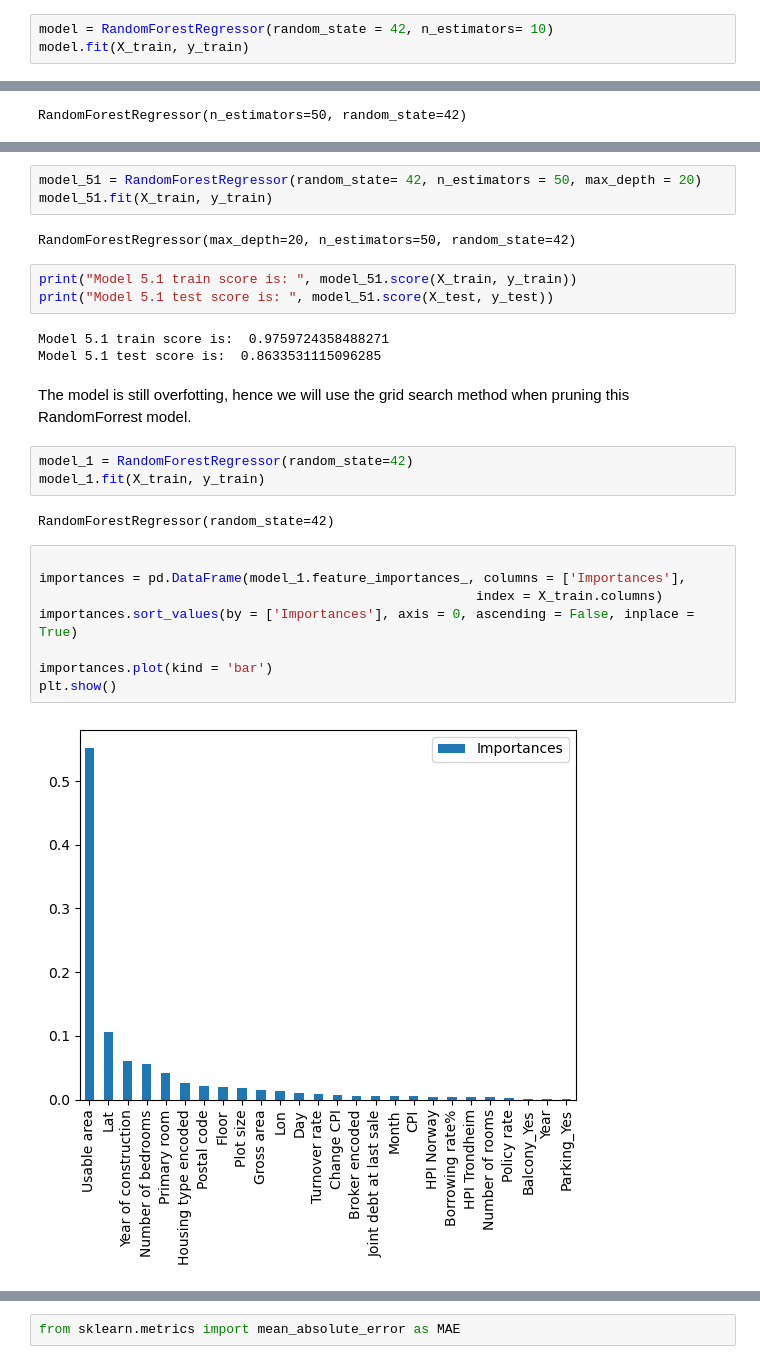
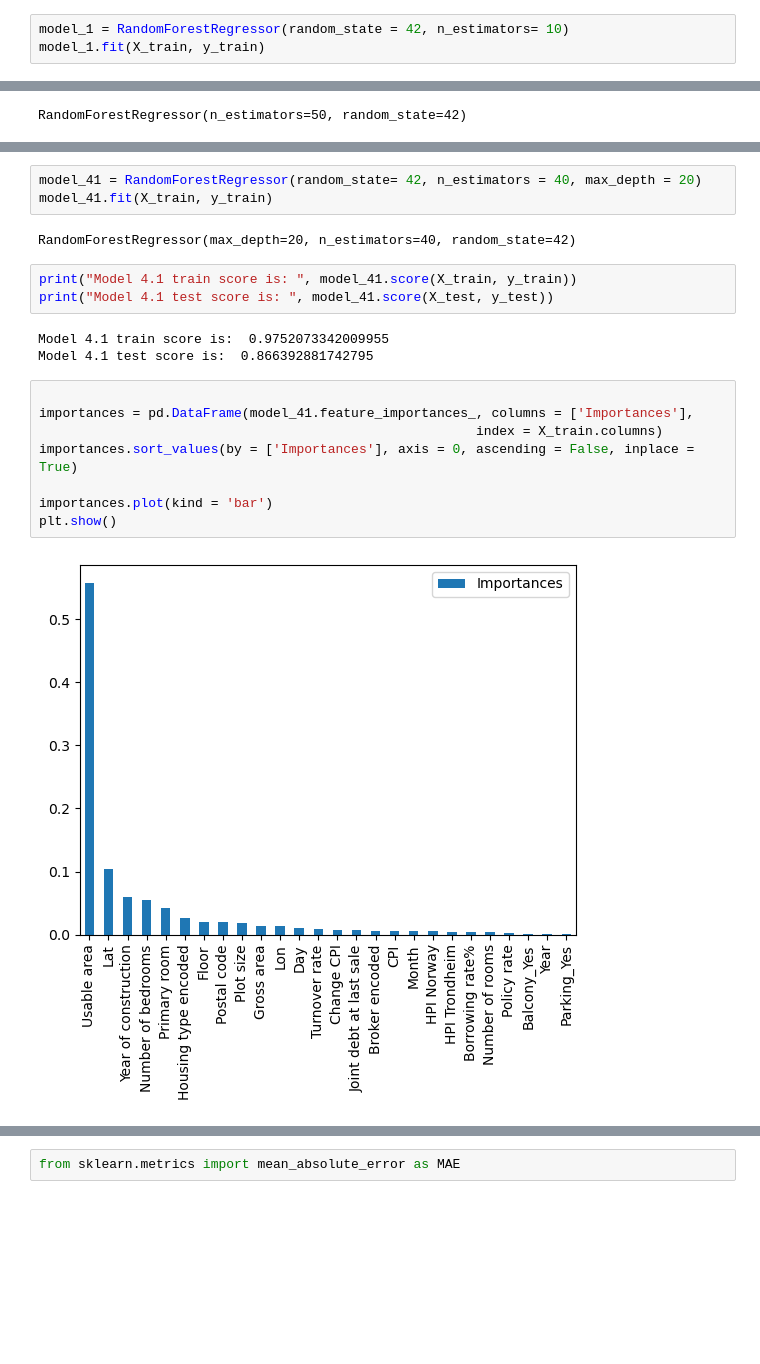
Before and after one commit to sebalexsmith/Bachelor-Thesis-Business-Analytics, a Jupyter notebook: Patrick/DTR RandomForrest.ipynb, the cells around one changed output, grey strips where cells are left out. Cells and saved outputs as stored; diff of their text form; blank space fills up the shorter version.

```diff
--- a/Patrick/DTR RandomForrest.ipynb
+++ b/Patrick/DTR RandomForrest.ipynb
@@ -45,8 +45,8 @@ X_train, X_test, y_train, y_test = train_test_split(X, y, random_state = 42, tes
 # %%
 from sklearn.ensemble import RandomForestRegressor
 # %%
-model = RandomForestRegressor(random_state = 42, n_estimators= 10)
-model.fit(X_train, y_train)
+model_1 = RandomForestRegressor(random_state = 42, n_estimators= 10)
+model_1.fit(X_train, y_train)
 # %% [output]
 RandomForestRegressor(n_estimators=10, random_state=42)
 # %%
@@ -91,31 +91,24 @@ Model 5 test score is:  0.8631931417574255
 # %%
-model_51 = RandomForestRegressor(random_state= 42, n_estimators = 50, max_depth = 20)
-model_51.fit(X_train, y_train)
+model_41 = RandomForestRegressor(random_state= 42, n_estimators = 40, max_depth = 20)
+model_41.fit(X_train, y_train)
 # %% [output]
-RandomForestRegressor(max_depth=20, n_estimators=50, random_state=42)
+RandomForestRegressor(max_depth=20, n_estimators=40, random_state=42)
 # %%
-print("Model 5.1 train score is: ", model_51.score(X_train, y_train))
-print("Model 5.1 test score is: ", model_51.score(X_test, y_test))
+print("Model 4.1 train score is: ", model_41.score(X_train, y_train))
+print("Model 4.1 test score is: ", model_41.score(X_test, y_test))
 # %% [output]
-Model 5.1 train score is:  0.9759724358488271
-Model 5.1 test score is:  0.8633531115096285
+Model 4.1 train score is:  0.9752073342009955
+Model 4.1 test score is:  0.866392881742795
-# %% [markdown]
-The model is still overfotting, hence we will use the grid search method when pruning this RandomForrest model.
-# %%
-model_1 = RandomForestRegressor(random_state=42)
-model_1.fit(X_train, y_train)
-# %% [output]
-RandomForestRegressor(random_state=42)
 # %%
 
-importances = pd.DataFrame(model_1.feature_importances_, columns = ['Importances'],
+importances = pd.DataFrame(model_41.feature_importances_, columns = ['Importances'],
                                                         index = X_train.columns)
 importances.sort_values(by = ['Importances'], axis = 0, ascending = False, inplace = True)
 
 importances.plot(kind = 'bar')
 plt.show()
 # %% [output]
-[figure, old version]
+[figure, new version]
 # %%
 fimp = pd.DataFrame({'Columns' : X_train.columns, 'Importance': model_1.feature_importances_})
 fimp = fimp.sort_values(by = 'Importance', ascending = False)
```
Also changed, not shown: parts of 14 cells of this notebook.
